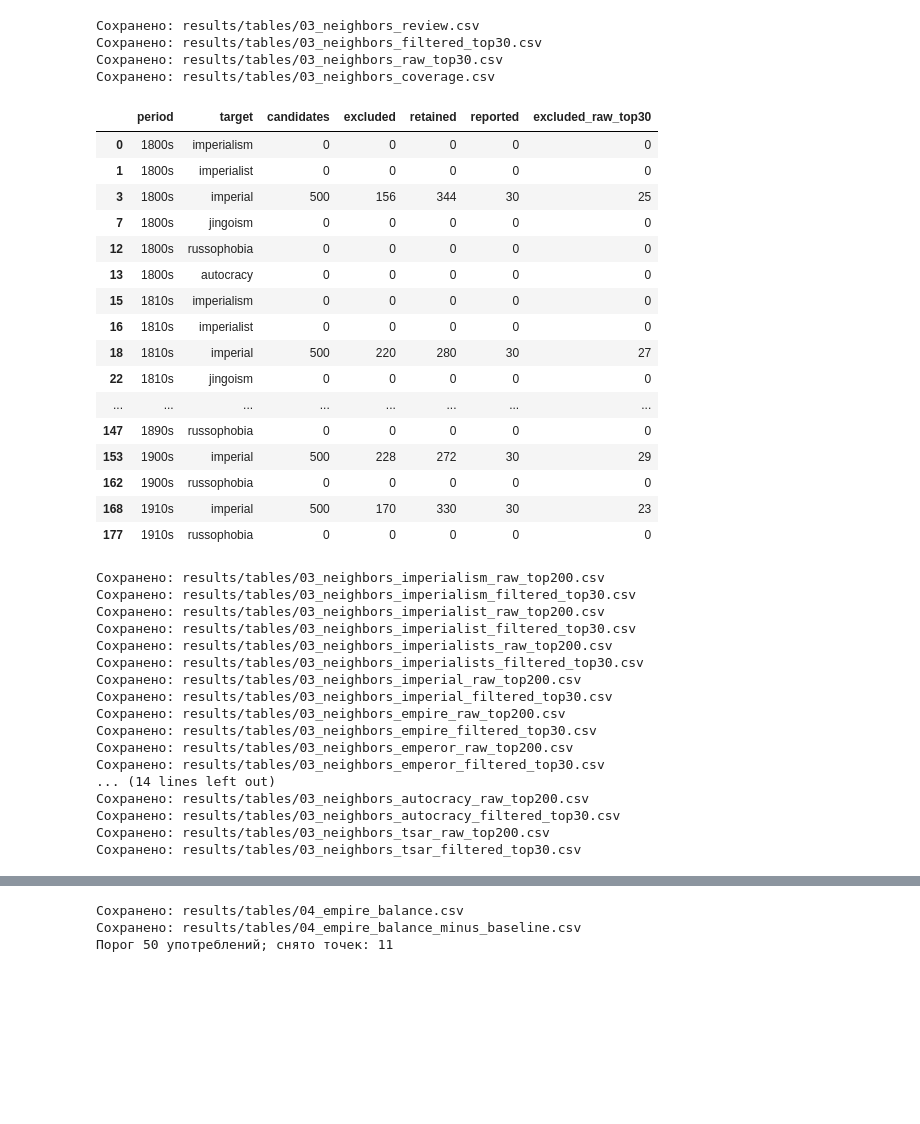
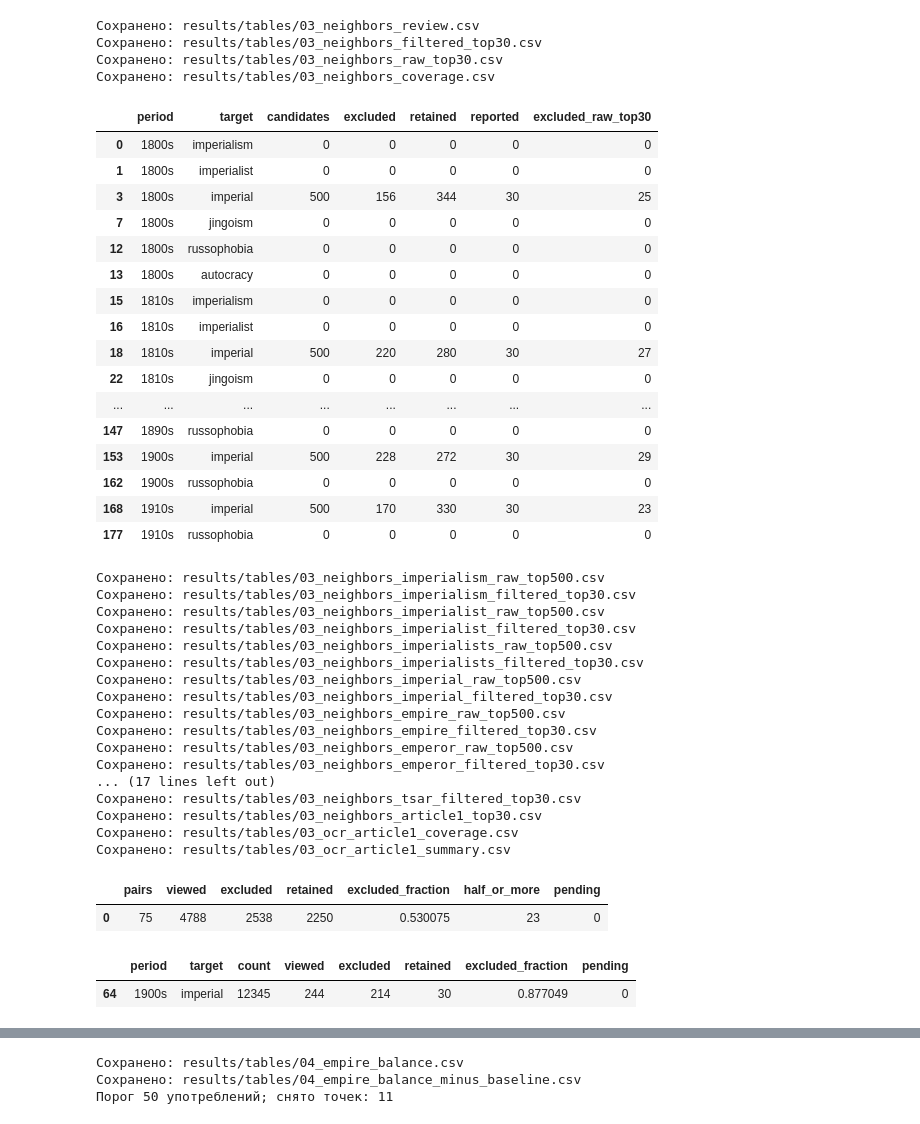
Before and after one commit to alexeyvkuznetsov/british-press-semantic-change, a Jupyter notebook: 01_imperial_lexicon.ipynb, the cells around one changed output, grey strips where cells are left out. Saved outputs shown, nothing was run; the diff lists cells and outputs as text; code cells hidden in the pictures; blank space fills up the shorter version.

```diff
--- a/01_imperial_lexicon.ipynb
+++ b/01_imperial_lexicon.ipynb
@@ -117,51 +110,68 @@ coverage["excluded_raw_top30"] = coverage.merge(
 T.save_table(coverage, "03_neighbors_coverage", index=False)
 display(coverage.loc[(coverage["target"]=="imperial") | (coverage["reported"]<C.REPORT_TOPN)])
 for w in C.NEIGHBOR_TARGETS:
-    for data, kind in [(review, "raw_top200"), (filtered, "filtered_top30")]:
+    for data, kind in [(review, "raw_top500"), (filtered, "filtered_top30")]:
         subset = data[data["target"]==w]
-        rank = "raw_rank" if kind == "raw_top200" else "filtered_rank"
+        rank = "raw_rank" if kind == "raw_top500" else "filtered_rank"
         wide = pd.DataFrame({lab: pd.Series([f"{r.neighbor} ({r.cosine:.3f})" for r in sub.itertuples()],
                              index=sub[rank].astype(int), dtype=object)
                              for p,lab in zip(C.PERIODS,LABS) for sub in [subset[subset["period"]==p]]})
-        T.save_table(wide.reindex(range(1,(C.TOPN if kind=="raw_top200" else C.REPORT_TOPN)+1)),f"03_neighbors_{w}_{kind}")
+        T.save_table(wide.reindex(range(1,(C.TOPN if kind=="raw_top500" else C.REPORT_TOPN)+1)),f"03_neighbors_{w}_{kind}")
+
+# Эмпирическая база первой статьи и статистика фильтрации для рукописи.
+article, article_coverage = OCR.article_neighbors(
+    review, cache, decisions, C.IMPERIAL_LEXICON_TARGETS,
+    min_count=C.MIN_COUNT_INTERPRET, topn=C.REPORT_TOPN)
+summary = OCR.article_summary(article_coverage)
+T.save_table(article, "03_neighbors_article1_top30", index=False)
+T.save_table(article_coverage, "03_ocr_article1_coverage", index=False)
+T.save_table(summary, "03_ocr_article1_summary", index=False)
+display(summary)
+display(article_coverage.loc[(article_coverage["period"] == "1900s") & (article_coverage["target"] == "imperial")])
+if summary.loc[0, "pending"]:
+    raise ValueError("В Top-30 первой статьи имеются соседи без решения keep. Проверьте 03_neighbors_article1_top30.csv.")
 # %% [output]
 Сохранено: results/tables/03_neighbors_review.csv
 Сохранено: results/tables/03_neighbors_filtered_top30.csv
 Сохранено: results/tables/03_neighbors_raw_top30.csv
 Сохранено: results/tables/03_neighbors_coverage.csv
 |  | period | target | candidates | excluded | retained | reported | excluded_raw_top30 |
 | 0 | 1800s | imperialism | 0 | 0 | 0 | 0 | 0 |
 | 1 | 1800s | imperialist | 0 | 0 | 0 | 0 | 0 |
 | 3 | 1800s | imperial | 500 | 156 | 344 | 30 | 25 |
 | 7 | 1800s | jingoism | 0 | 0 | 0 | 0 | 0 |
 | 12 | 1800s | russophobia | 0 | 0 | 0 | 0 | 0 |
 | 13 | 1800s | autocracy | 0 | 0 | 0 | 0 | 0 |
 | 15 | 1810s | imperialism | 0 | 0 | 0 | 0 | 0 |
 | 16 | 1810s | imperialist | 0 | 0 | 0 | 0 | 0 |
 | 18 | 1810s | imperial | 500 | 220 | 280 | 30 | 27 |
 | 22 | 1810s | jingoism | 0 | 0 | 0 | 0 | 0 |
 | ... | ... | ... | ... | ... | ... | ... | ... |
 | 147 | 1890s | russophobia | 0 | 0 | 0 | 0 | 0 |
 | 153 | 1900s | imperial | 500 | 228 | 272 | 30 | 29 |
 | 162 | 1900s | russophobia | 0 | 0 | 0 | 0 | 0 |
 | 168 | 1910s | imperial | 500 | 170 | 330 | 30 | 23 |
 | 177 | 1910s | russophobia | 0 | 0 | 0 | 0 | 0 |
-Сохранено: results/tables/03_neighbors_imperialism_raw_top200.csv
+Сохранено: results/tables/03_neighbors_imperialism_raw_top500.csv
 Сохранено: results/tables/03_neighbors_imperialism_filtered_top30.csv
-Сохранено: results/tables/03_neighbors_imperialist_raw_top200.csv
+Сохранено: results/tables/03_neighbors_imperialist_raw_top500.csv
 Сохранено: results/tables/03_neighbors_imperialist_filtered_top30.csv
-Сохранено: results/tables/03_neighbors_imperialists_raw_top200.csv
+Сохранено: results/tables/03_neighbors_imperialists_raw_top500.csv
 Сохранено: results/tables/03_neighbors_imperialists_filtered_top30.csv
-Сохранено: results/tables/03_neighbors_imperial_raw_top200.csv
+Сохранено: results/tables/03_neighbors_imperial_raw_top500.csv
 Сохранено: results/tables/03_neighbors_imperial_filtered_top30.csv
-Сохранено: results/tables/03_neighbors_empire_raw_top200.csv
+Сохранено: results/tables/03_neighbors_empire_raw_top500.csv
 Сохранено: results/tables/03_neighbors_empire_filtered_top30.csv
-Сохранено: results/tables/03_neighbors_emperor_raw_top200.csv
+Сохранено: results/tables/03_neighbors_emperor_raw_top500.csv
 Сохранено: results/tables/03_neighbors_emperor_filtered_top30.csv
-... (14 lines left out)
-Сохранено: results/tables/03_neighbors_autocracy_raw_top200.csv
-Сохранено: results/tables/03_neighbors_autocracy_filtered_top30.csv
-Сохранено: results/tables/03_neighbors_tsar_raw_top200.csv
+... (17 lines left out)
 Сохранено: results/tables/03_neighbors_tsar_filtered_top30.csv
+Сохранено: results/tables/03_neighbors_article1_top30.csv
+Сохранено: results/tables/03_ocr_article1_coverage.csv
+Сохранено: results/tables/03_ocr_article1_summary.csv
+|  | pairs | viewed | excluded | retained | excluded_fraction | half_or_more | pending |
+| 0 | 75 | 4788 | 2538 | 2250 | 0.530075 | 23 | 0 |
+|  | period | target | count | viewed | excluded | retained | excluded_fraction | pending |
+| 64 | 1900s | imperial | 12345 | 244 | 214 | 30 | 0.877049 | 0 |
 # %%
 # Содержательное окружение: первые 10 оставшихся кандидатов за каждое десятилетие.
```
Also changed, not shown: parts of 6 cells of this notebook, 35 other files.
